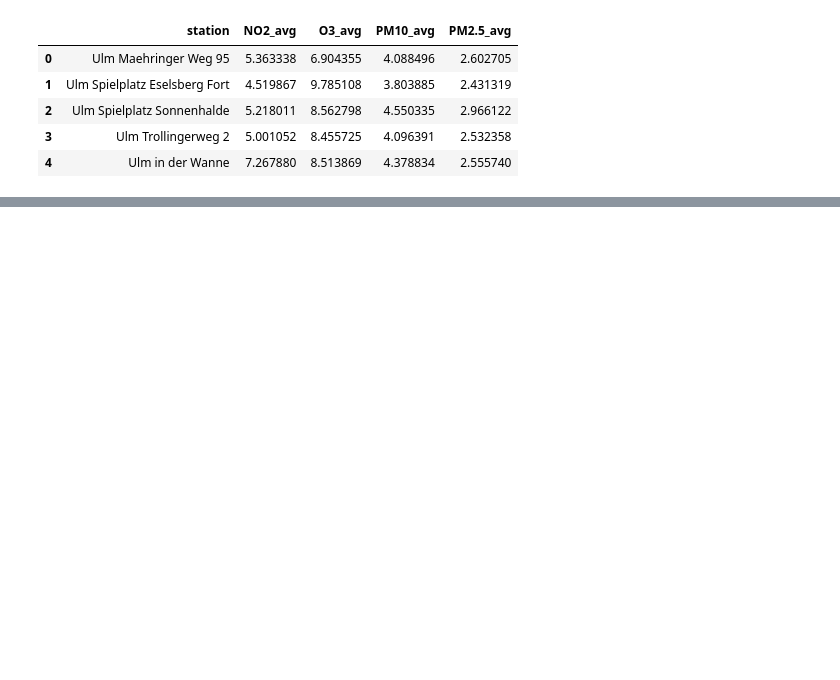
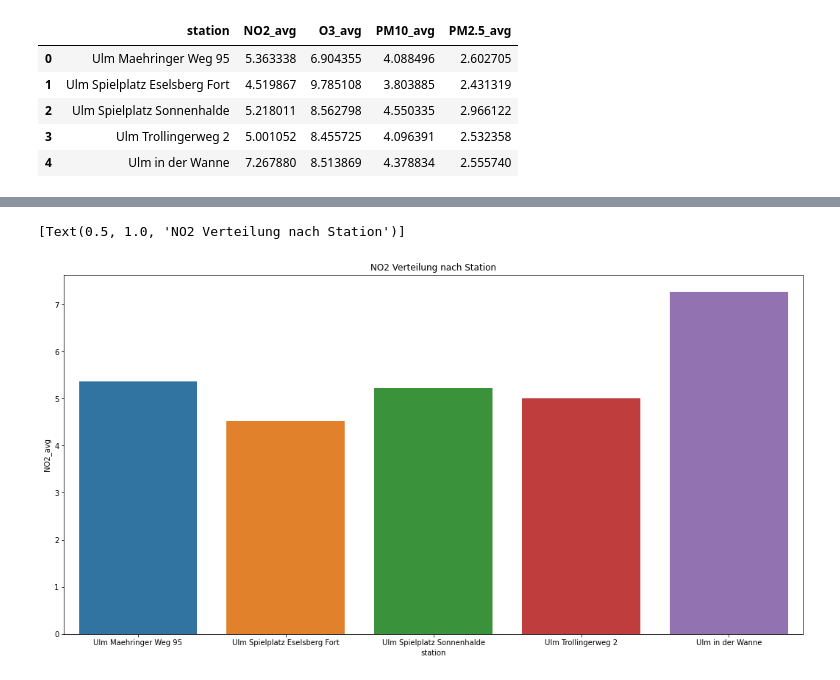
Before and after one commit to markuskuehnle/Projects, a Jupyter notebook: airquality.ipynb, the cells around one changed output, grey strips where cells are left out. Cells and saved outputs as stored; diff of their text form; code cells hidden in the pictures; blank space fills up the shorter version.

```diff
--- a/airquality.ipynb
+++ b/airquality.ipynb
@@ -243,0 +323,13 @@ plt.show()
+# %%
+query = """
+SELECT station, AVG(NO2) as NO2_avg
+FROM df
+GROUP BY station
+"""
+data = sqldf(query, globals())
+
+plt.figure(figsize=(18,9))
+sns.barplot(x='station', y='NO2_avg', data=data).set(title='NO2 Verteilung nach Station')
+# %% [output]
+[Text(0.5, 1.0, 'NO2 Verteilung nach Station')]
+[figure, added]
```
Also changed, not shown: parts of 64 cells of this notebook.
